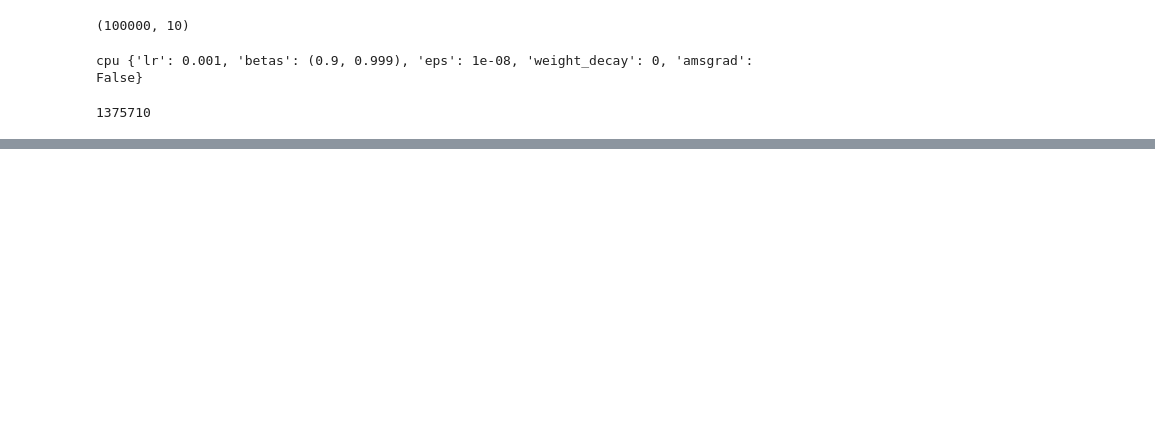
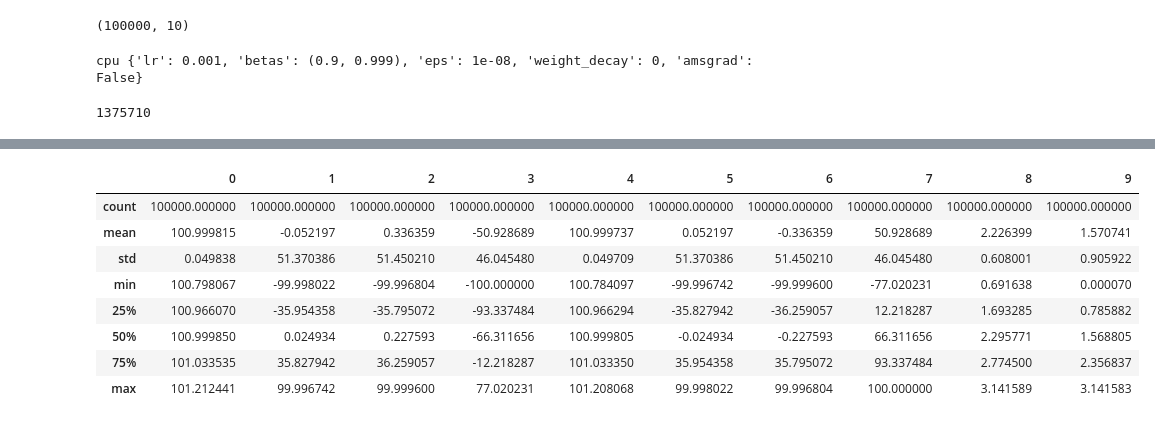
Before and after one commit to marisgg/generative-MC-collisions, a Jupyter notebook: MCS.ipynb, the cells around one changed output, grey strips where cells are left out. Saved outputs shown, nothing was run; the diff lists cells and outputs as text; code cells hidden in the pictures; blank space fills up the shorter version.

```diff
--- a/MCS.ipynb
+++ b/MCS.ipynb
@@ -182,0 +286,12 @@ array([[100.        ,  23.13658617,  34.44653018, ..., -90.98425366,
+# %%
+pd.DataFrame(data).describe()
+# %% [output]
+|  | 0 | 1 | 2 | 3 | 4 | 5 | 6 | 7 | 8 | 9 |
+| count | 100000.000000 | 100000.000000 | 100000.000000 | 100000.000000 | 100000.000000 | 100000.000000 | 100000.000000 | 100000.000000 | 100000.000000 | 100000.000000 |
+| mean | 100.999815 | -0.052197 | 0.336359 | -50.928689 | 100.999737 | 0.052197 | -0.336359 | 50.928689 | 2.226399 | 1.570741 |
+| std | 0.049838 | 51.370386 | 51.450210 | 46.045480 | 0.049709 | 51.370386 | 51.450210 | 46.045480 | 0.608001 | 0.905922 |
+| min | 100.798067 | -99.998022 | -99.996804 | -100.000000 | 100.784097 | -99.996742 | -99.999600 | -77.020231 | 0.691638 | 0.000070 |
+| 25% | 100.966070 | -35.954358 | -35.795072 | -93.337484 | 100.966294 | -35.827942 | -36.259057 | 12.218287 | 1.693285 | 0.785882 |
+| 50% | 100.999850 | 0.024934 | 0.227593 | -66.311656 | 100.999805 | -0.024934 | -0.227593 | 66.311656 | 2.295771 | 1.568805 |
+| 75% | 101.033535 | 35.827942 | 36.259057 | -12.218287 | 101.033350 | 35.954358 | 35.795072 | 93.337484 | 2.774500 | 2.356837 |
+| max | 101.212441 | 99.996742 | 99.999600 | 77.020231 | 101.208068 | 99.998022 | 99.996804 | 100.000000 | 3.141589 | 3.141583 |
```
Also changed, not shown: parts of 27 cells of this notebook, 1 other file.
